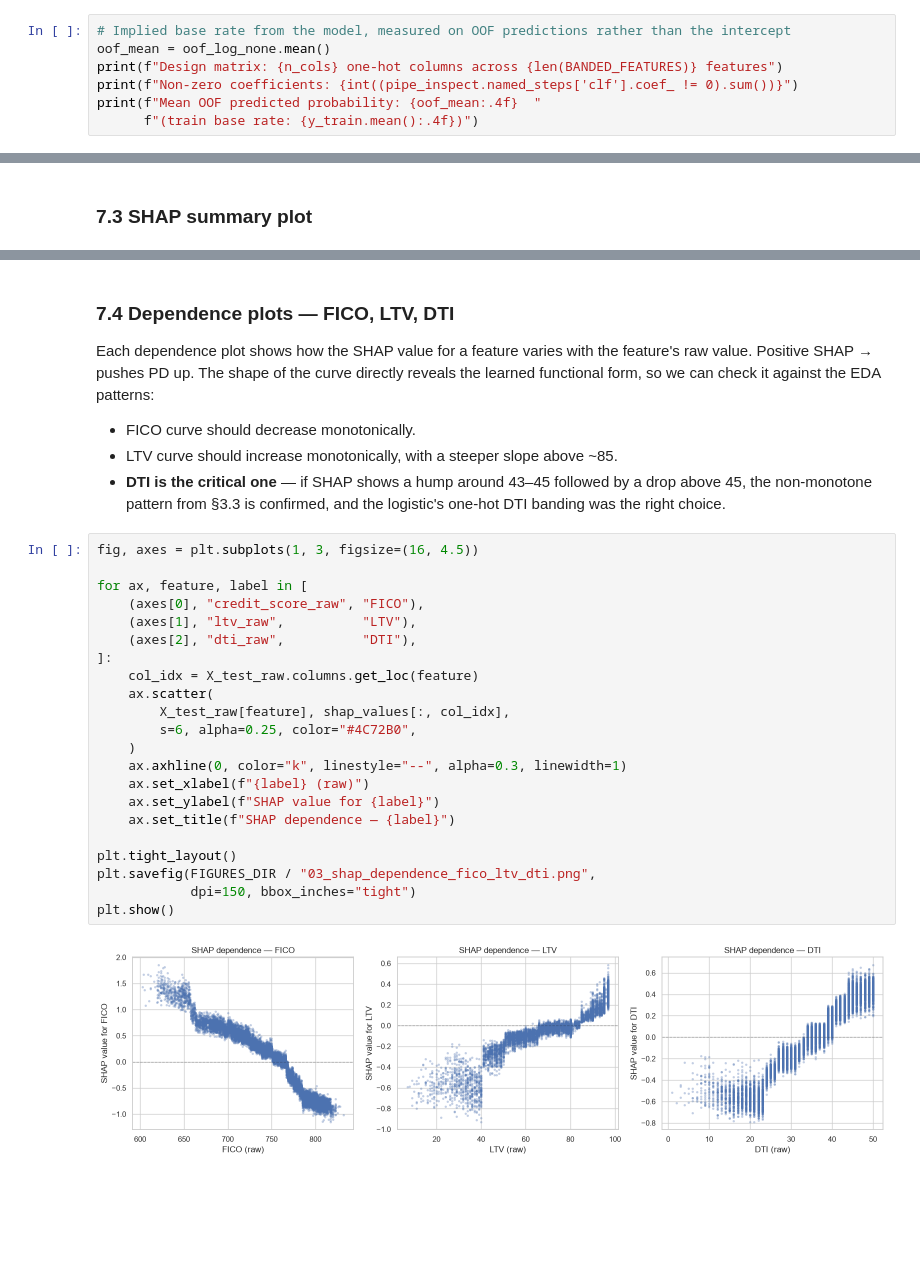
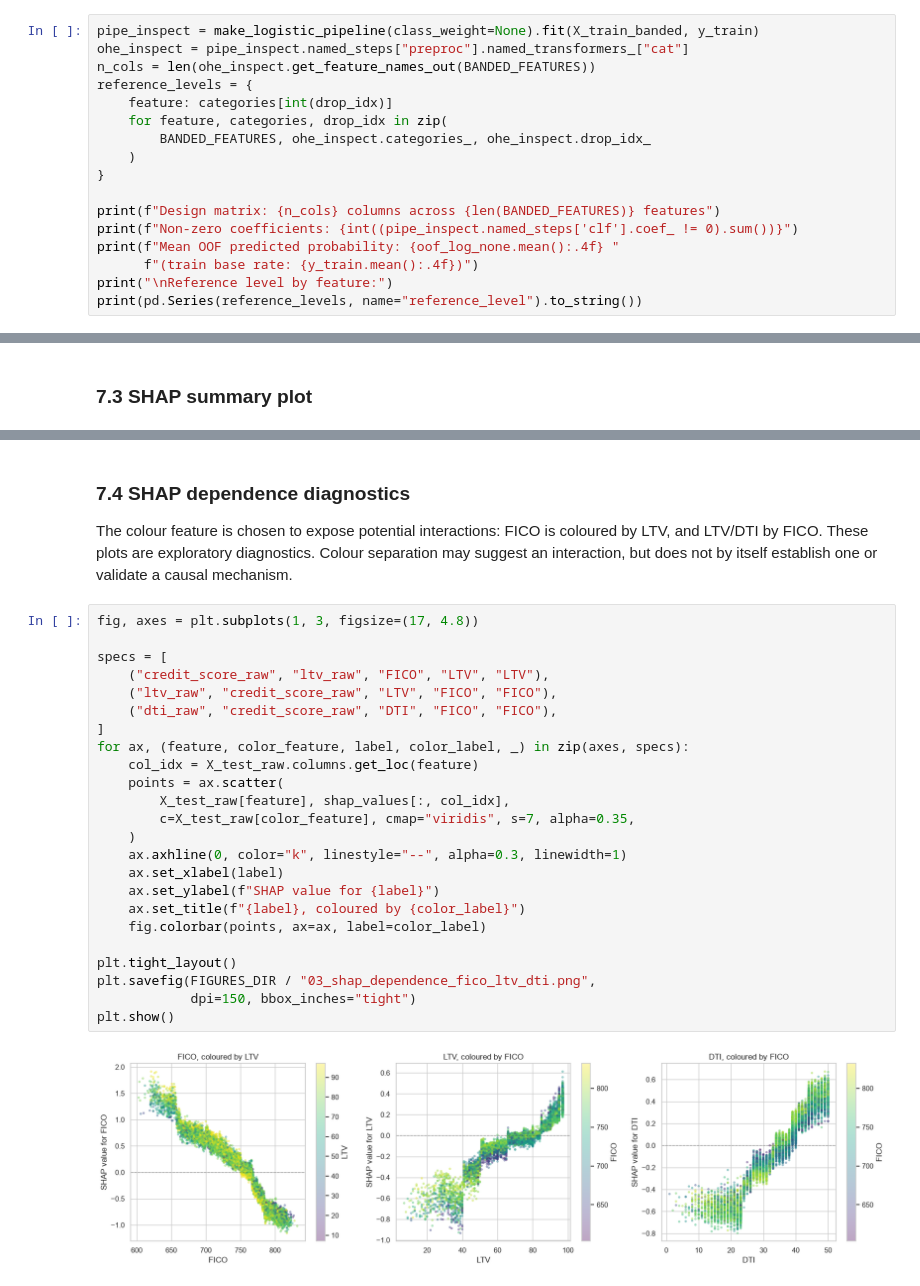
Before and after one commit to capristunt/Credit-Risk-Freddie-Mac-SFLLD-2019, a Jupyter notebook: notebooks/03_modeling_and_business_decision.ipynb, the cells around one changed output, grey strips where cells are left out. Cells and saved outputs as stored; diff of their text form; blank space fills up the shorter version.

```diff
--- a/notebooks/03_modeling_and_business_decision.ipynb
+++ b/notebooks/03_modeling_and_business_decision.ipynb
@@ -491,10 +461,20 @@ std  0.0078  0.0099 0.0200 0.0023
 # %% [markdown]
 ### 4.3 Design matrix sanity check
 # %%
-# Implied base rate from the model, measured on OOF predictions rather than the intercept
-oof_mean = oof_log_none.mean()
-print(f"Design matrix: {n_cols} one-hot columns across {len(BANDED_FEATURES)} features")
+pipe_inspect = make_logistic_pipeline(class_weight=None).fit(X_train_banded, y_train)
+ohe_inspect = pipe_inspect.named_steps["preproc"].named_transformers_["cat"]
+n_cols = len(ohe_inspect.get_feature_names_out(BANDED_FEATURES))
+reference_levels = {
+    feature: categories[int(drop_idx)]
+    for feature, categories, drop_idx in zip(
+        BANDED_FEATURES, ohe_inspect.categories_, ohe_inspect.drop_idx_
+    )
+}
+
+print(f"Design matrix: {n_cols} columns across {len(BANDED_FEATURES)} features")
 print(f"Non-zero coefficients: {int((pipe_inspect.named_steps['clf'].coef_ != 0).sum())}")
-print(f"Mean OOF predicted probability: {oof_mean:.4f}  "
+print(f"Mean OOF predicted probability: {oof_log_none.mean():.4f} "
       f"(train base rate: {y_train.mean():.4f})")
+print("\nReference level by feature:")
+print(pd.Series(reference_levels, name="reference_level").to_string())
 # %% [output]
@@ -853,32 +861,31 @@ plt.show()
 # %% [markdown]
-### 7.4 Dependence plots — FICO, LTV, DTI
+### 7.4 SHAP dependence diagnostics
 
-Each dependence plot shows how the SHAP value for a feature varies with the feature's raw value. Positive SHAP → pushes PD up. The shape of the curve directly reveals the learned functional form, so we can check it against the EDA patterns:
-- FICO curve should decrease monotonically.
-- LTV curve should increase monotonically, with a steeper slope above ~85.
-- **DTI is the critical one** — if SHAP shows a hump around 43–45 followed by a drop above 45, the non-monotone pattern from §3.3 is confirmed, and the logistic's one-hot DTI banding was the right choice.
+The colour feature is chosen to expose potential interactions: FICO is coloured by LTV, and LTV/DTI by FICO. These plots are exploratory diagnostics. Colour separation may suggest an interaction, but does not by itself establish one or validate a causal mechanism.
 # %%
-fig, axes = plt.subplots(1, 3, figsize=(16, 4.5))
+fig, axes = plt.subplots(1, 3, figsize=(17, 4.8))
 
-for ax, feature, label in [
-    (axes[0], "credit_score_raw", "FICO"),
-    (axes[1], "ltv_raw",          "LTV"),
-    (axes[2], "dti_raw",          "DTI"),
-]:
+specs = [
+    ("credit_score_raw", "ltv_raw", "FICO", "LTV", "LTV"),
+    ("ltv_raw", "credit_score_raw", "LTV", "FICO", "FICO"),
+    ("dti_raw", "credit_score_raw", "DTI", "FICO", "FICO"),
+]
+for ax, (feature, color_feature, label, color_label, _) in zip(axes, specs):
     col_idx = X_test_raw.columns.get_loc(feature)
-    ax.scatter(
+    points = ax.scatter(
         X_test_raw[feature], shap_values[:, col_idx],
-        s=6, alpha=0.25, color="#4C72B0",
+        c=X_test_raw[color_feature], cmap="viridis", s=7, alpha=0.35,
     )
     ax.axhline(0, color="k", linestyle="--", alpha=0.3, linewidth=1)
-    ax.set_xlabel(f"{label} (raw)")
+    ax.set_xlabel(label)
     ax.set_ylabel(f"SHAP value for {label}")
-    ax.set_title(f"SHAP dependence — {label}")
+    ax.set_title(f"{label}, coloured by {color_label}")
+    fig.colorbar(points, ax=ax, label=color_label)
 
 plt.tight_layout()
 plt.savefig(FIGURES_DIR / "03_shap_dependence_fico_ltv_dti.png",
             dpi=150, bbox_inches="tight")
 plt.show()
 # %% [output]
-[figure, old version]
+[figure, new version]
 # %% [markdown]
```
Also changed, not shown: parts of 61 cells of this notebook.
